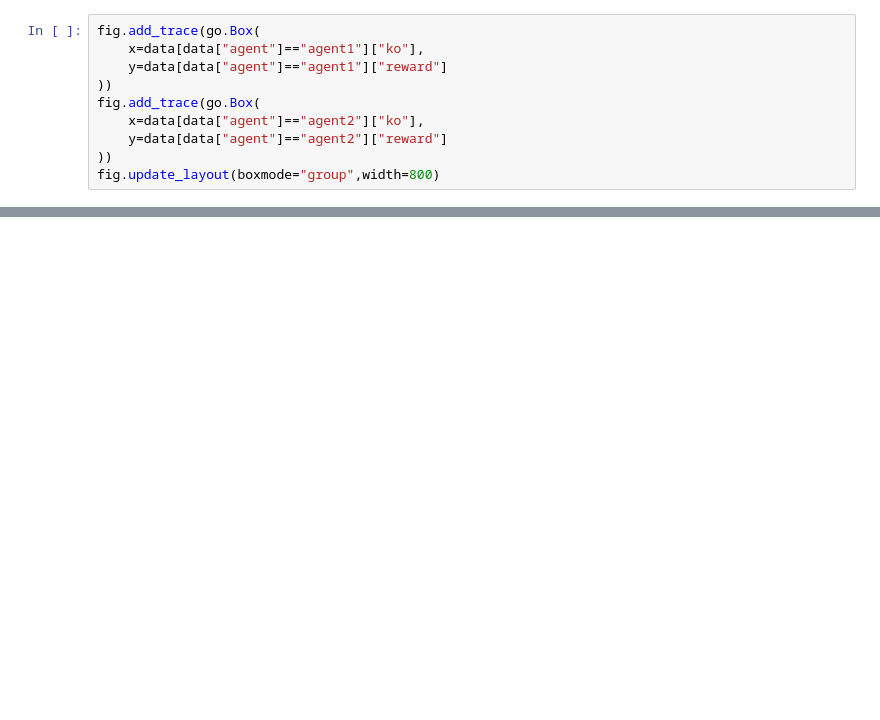
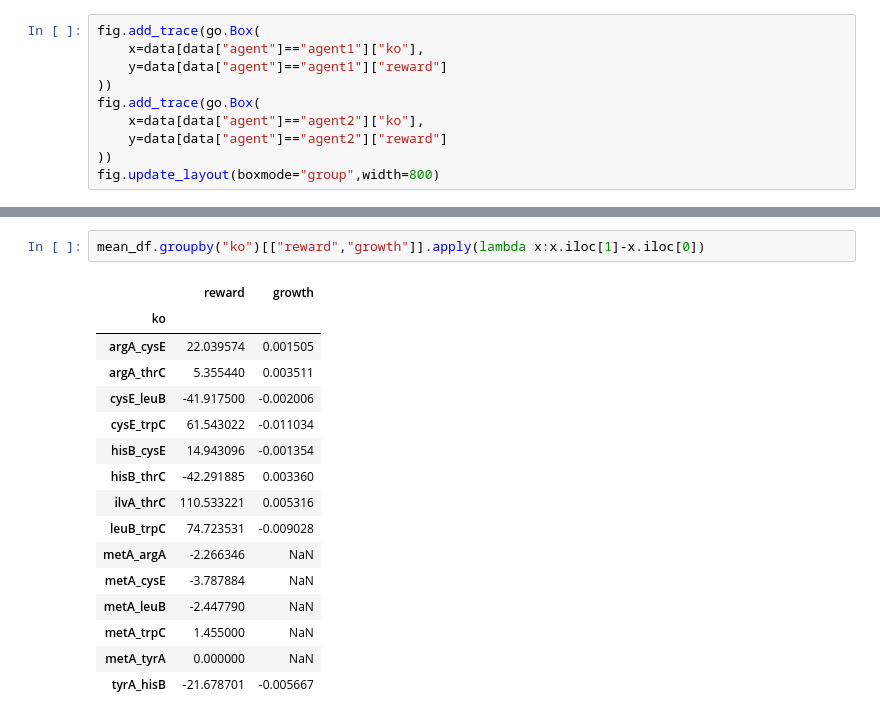
Before and after one commit to chan-csu/Reinforcement_Learning_Modeling, a Jupyter notebook: PPO/Results/aa_ecoli/Data_Analysis.ipynb, the cells around one changed output, grey strips where cells are left out. Cells and saved outputs as stored; diff of their text form; blank space fills up the shorter version.

```diff
--- a/PPO/Results/aa_ecoli/Data_Analysis.ipynb
+++ b/PPO/Results/aa_ecoli/Data_Analysis.ipynb
@@ -49,0 +137,19 @@ with open()
+# %%
+mean_df.groupby("ko")[["reward","growth"]].apply(lambda x:x.iloc[1]-x.iloc[0])
+# %% [output]
+|  | reward | growth |
+| ko |  |  |
+| argA_cysE | 22.039574 | 0.001505 |
+| argA_thrC | 5.355440 | 0.003511 |
+| cysE_leuB | -41.917500 | -0.002006 |
+| cysE_trpC | 61.543022 | -0.011034 |
+| hisB_cysE | 14.943096 | -0.001354 |
+| hisB_thrC | -42.291885 | 0.003360 |
+| ilvA_thrC | 110.533221 | 0.005316 |
+| leuB_trpC | 74.723531 | -0.009028 |
+| metA_argA | -2.266346 | NaN |
+| metA_cysE | -3.787884 | NaN |
+| metA_leuB | -2.447790 | NaN |
+| metA_trpC | 1.455000 | NaN |
+| metA_tyrA | 0.000000 | NaN |
+| tyrA_hisB | -21.678701 | -0.005667 |
```
Also changed, not shown: parts of 12 cells of this notebook, 5 other files.
